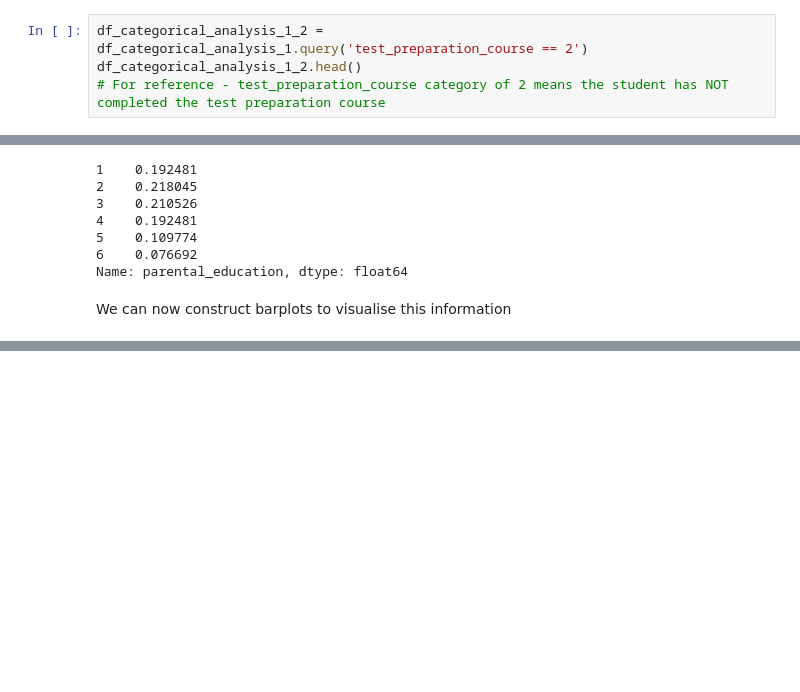
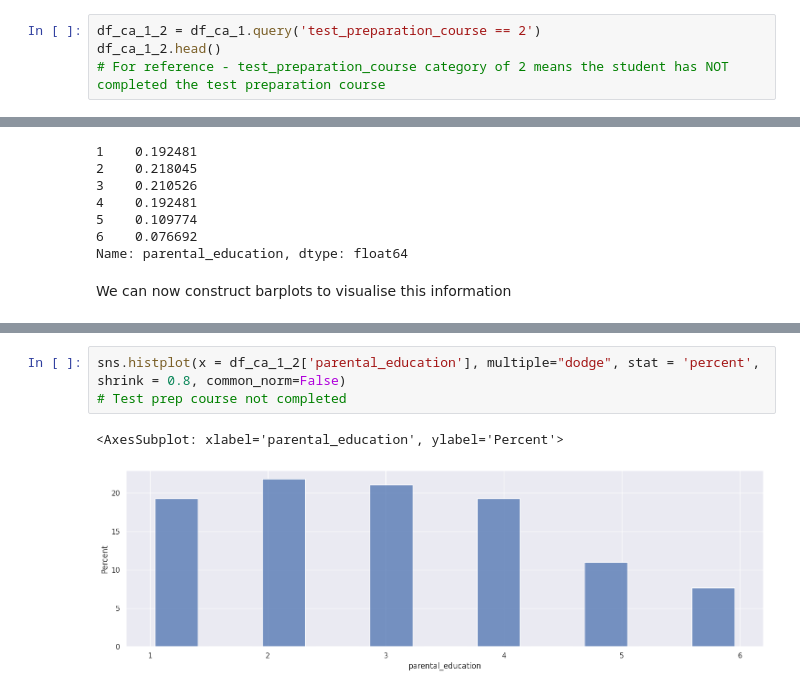
Before and after one commit to AdamBoley/Exam-Scores-Analysis, a Jupyter notebook: jupyter_notebooks/04-DataAnalysis3.ipynb, the cells around one changed output, grey strips where cells are left out. Drawn from its saved outputs; the diff is of its cells as text; blank space fills up the shorter version.

```diff
--- a/jupyter_notebooks/04-DataAnalysis3.ipynb
+++ b/jupyter_notebooks/04-DataAnalysis3.ipynb
@@ -258,8 +215,8 @@ df_categorical_analysis_1_1.head()
 | 10 | 3 | 1 |
 | 11 | 2 | 1 |
 # %%
-df_categorical_analysis_1_2 = df_categorical_analysis_1.query('test_preparation_course == 2')
-df_categorical_analysis_1_2.head()
+df_ca_1_2 = df_ca_1.query('test_preparation_course == 2')
+df_ca_1_2.head()
 # For reference - test_preparation_course category of 2 means the student has NOT completed the test preparation course
 # %% [output]
 |  | parental_education | test_preparation_course |
@@ -343,0 +300,6 @@ sns.histplot(x = df_categorical_analysis_1_2['parental_education'], multiple="do
+# %%
+sns.histplot(x = df_ca_1_2['parental_education'], multiple="dodge", stat = 'percent', shrink = 0.8, common_norm=False)
+# Test prep course not completed
+# %% [output]
+<AxesSubplot: xlabel='parental_education', ylabel='Percent'>
+[figure, added]
```
Also changed, not shown: parts of 128 cells of this notebook, 1 other file.
